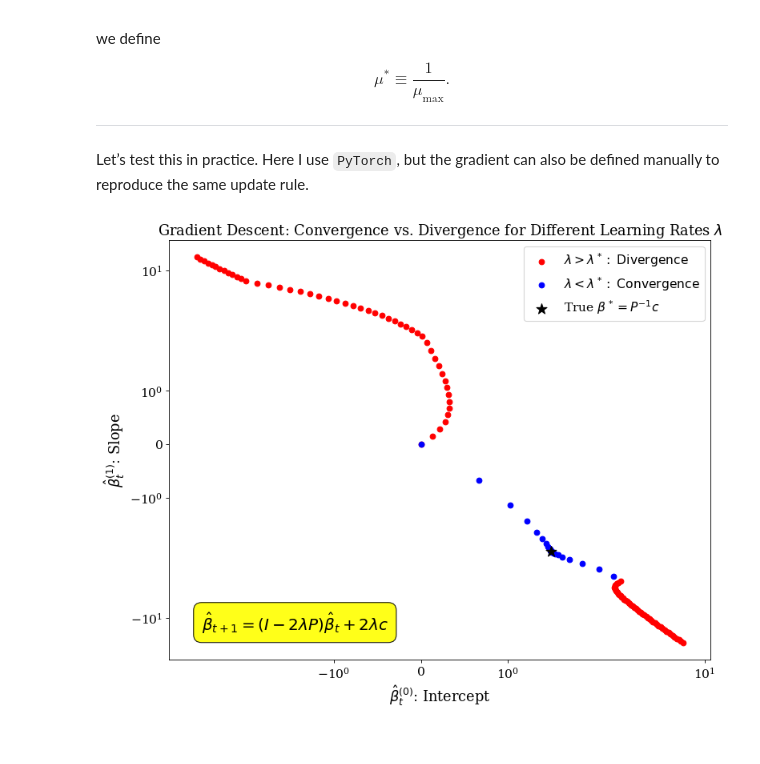
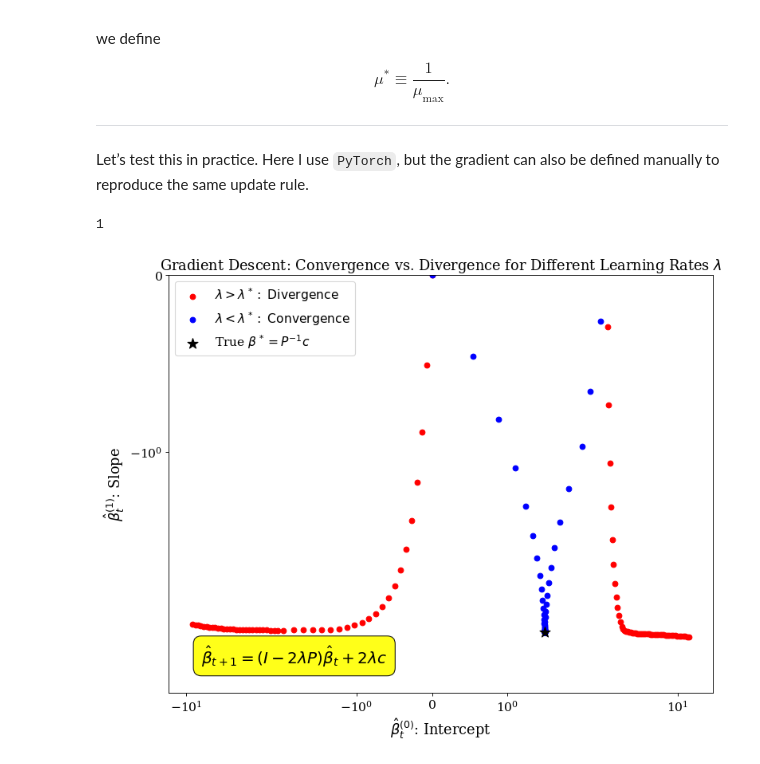
Before and after one commit to Mekahou/Notes, a Jupyter notebook: optimization/on_learning_rate.ipynb, the cells around one changed output. Drawn from its saved outputs; the diff is of its cells as text; code cells hidden in the pictures.

```diff
--- a/optimization/on_learning_rate.ipynb
+++ b/optimization/on_learning_rate.ipynb
@@ -204,9 +204,9 @@ from matplotlib import gridspec
 torch.manual_seed(1)
 N = 200
 true_b0 = 1.5
-true_b1 = -2.0
+true_b1 = -2
 
-x = torch.randn(N, 1)                   # shape (N, 1)
+x = 0.25*torch.randn(N, 1)                   # shape (N, 1)
 eps = 0.1 * torch.randn(N, 1)
 y = true_b0 + true_b1 * x + eps
 # %%
@@ -349,11 +349,15 @@ params_fig = {'font.family':'serif',
     'ytick.labelsize': ticksize
 }
 plt.rcParams.update(params_fig)
+# %%
+np.min([1,2])
+# %% [output]
+1
 # %%
-x_low_lim  = 1.5 * b0_array_div.min()
+x_low_lim  = np.min([1.5 * b0_array_div.min(),0.9* b0_array_div.min()])
 x_high_lim = 1.5 * b0_array_div.max()
 
-y_low_lim  = 1.5 * b1_array_div.min()
+y_low_lim  = np.min([1.5 * b1_array_div.min(), 1.5 * b1_array_div.min()])
 y_high_lim = 1.5 * b1_array_div.max()
 
 fig, ax = plt.subplots(1, 1, figsize=(10, 8))
@@ -375,34 +379,34 @@ ax.text(
     verticalalignment='bottom',
     horizontalalignment='left',
     bbox=dict(
         boxstyle='round,pad=0.5',
         facecolor='yellow',
         edgecolor='black',
         alpha=0.9
     )
 )
 
 
 
 # --- Labels and Title ---
 ax.set_xlabel(r'$\hat{\beta}^{(0)}_t$: Intercept', fontsize=16)
 ax.set_ylabel(r'$\hat{\beta}^{(1)}_t$: Slope', fontsize=16)
 ax.set_title(r"Gradient Descent: Convergence vs. Divergence for Different Learning Rates $\lambda$", fontsize=16)
 
 # --- Axis limits ---
 ax.set_xlim(x_low_lim, x_high_lim)
 ax.set_ylim(y_low_lim, y_high_lim)
 
 # --- Symmetric log scale ---
 ax.set_xscale("symlog")
 ax.set_yscale("symlog")
 
 ax.legend()
 
 plt.tight_layout()
 plt.show()
 # %% [output]
-[figure, old version]
+[figure, new version]
 # %%
 ## Plotting the 3D
 # %%
```
Also changed, not shown: parts of 1 cell of this notebook, 1 other file.
